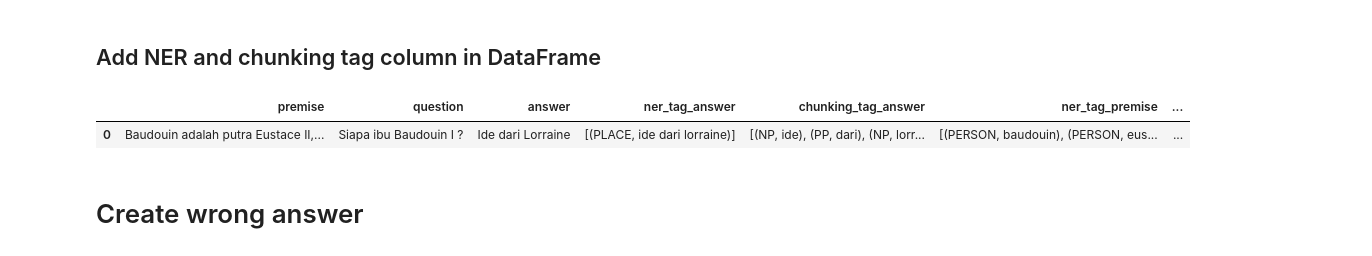
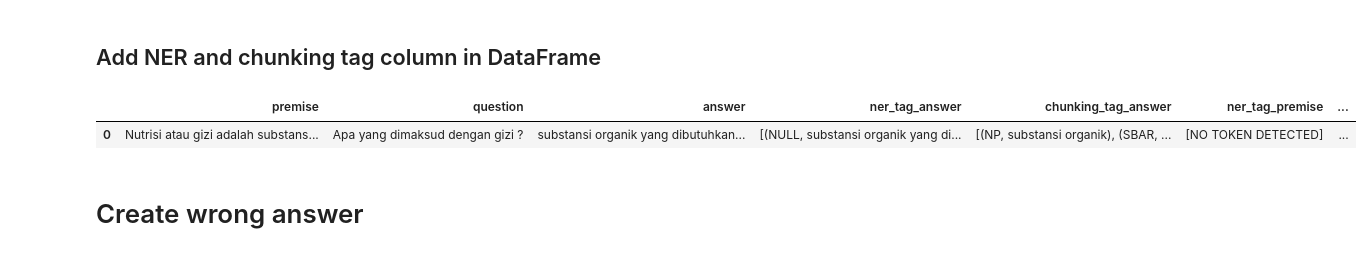
Before and after one commit to muhammadravi251001/multilingual-qas-with-nli, a Jupyter notebook: utilities/Create_NLI_dataset_from_QA.ipynb, the cells around one changed output. Drawn from its saved outputs; the diff is of its cells as text; code cells hidden in the pictures.

```diff
--- a/utilities/Create_NLI_dataset_from_QA.ipynb
+++ b/utilities/Create_NLI_dataset_from_QA.ipynb
@@ -263,11 +263,11 @@ data_qas_train_df
 # %%
 data = {
-    'context': ["Baudouin adalah putra Eustace II, Comte Boulogne dan Ide dari Lorraine (putri Godefroy III, Adipati Lorraine Hilir), dan adik Eustace III, Comte Boulogne dan Godefroy dari Bouillon. Sebagai saudara bungsu, Baudouin awalnya ditujukan untuk berkarier di gereja, namun ia menyerah pada sekitar tahun 1080; menurut Willelmus dari Tirus, yang hidup pada abad ke-12 dan tidak mengenal Baudouin secara pribadi: \"di masa mudanya, Baudouin juga memelihara seni liberal. Ia menjadi seorang ulama, dikatakan, dan karena keturunannya yang terkenal, memiliki manfaat yang biasa disebut prebend di gereja-gereja di Reims, Cambrai, dan Liège.\" Setelah itu ia tinggal di Normandia, di mana ia menikahi Godehilde (atau Godvera) de Toeni, putri Raoul de Conches dari keluarga bangsawan Anglo-Norman (dan sebelumnya bertunangan dengan istri Robert de Beaumont). Ia kembali ke Lorraine Hilir dalam rangka untuk mengendalikan kadipaten Verdun (yang sebelumnya dipegang oleh Godefroy)."],
-    'question': ["Siapa ibu Baudouin I ?"],
-    'answer': ["Ide dari Lorraine"]
+    'context': ["Nutrisi atau gizi adalah substansi organik yang dibutuhkan organisme untuk fungsi normal dari sistem tubuh, pertumbuhan, pemeliharaan kesehatan."],
+    'question': ["Apa yang dimaksud dengan gizi ?"],
+    'answer': ["substansi organik yang dibutuhkan organisme untuk fungsi normal dari sistem tubuh, pertumbuhan, pemeliharaan kesehatan"]
 }
 # %%
-#data_debug = pd.DataFrame(data)
-#data_debug
+data_debug = pd.DataFrame(data)
+data_debug
 # %% [output]
 |  | context | question | answer |
@@ -281,7 +281,7 @@ data_nli_train_df = data_nli_train_df.rename(columns={"context": "premise"})
 data_nli_val_df = data_nli_val_df.rename(columns={"context": "premise"})
 data_nli_test_df = data_nli_test_df.rename(columns={"context": "premise"})
 # %%
-#data_debug = data_debug.rename(columns={"context": "premise"})
+data_debug = data_debug.rename(columns={"context": "premise"})
 # %% [markdown]
 # Add contradiction label cases
 # %% [markdown]
@@ -467,9 +467,9 @@ data_nli_test_df = add_ner_and_chunking_all_tag(data_nli_test_df)
 # %%
-#data_debug = add_ner_and_chunking_all_tag(data_debug)
-#data_debug
+data_debug = add_ner_and_chunking_all_tag(data_debug)
+data_debug
 # %% [output]
 |  | premise | question | answer | ner_tag_answer | chunking_tag_answer | ner_tag_premise | ... |
-| 0 | Baudouin adalah putra Eustace II,... | Siapa ibu Baudouin I ? | Ide dari Lorraine | [(PLACE, ide dari lorraine)] | [(NP, ide), (PP, dari), (NP, lorr... | [(PERSON, baudouin), (PERSON, eus... | ... |
+| 0 | Nutrisi atau gizi adalah substans... | Apa yang dimaksud dengan gizi ? | substansi organik yang dibutuhkan... | [(NULL, substansi organik yang di... | [(NP, substansi organik), (SBAR, ... | [NO TOKEN DETECTED] | ... |
 # %% [markdown]
 # Create wrong answer
 # %%
```
Also changed, not shown: parts of 17 cells of this notebook.
